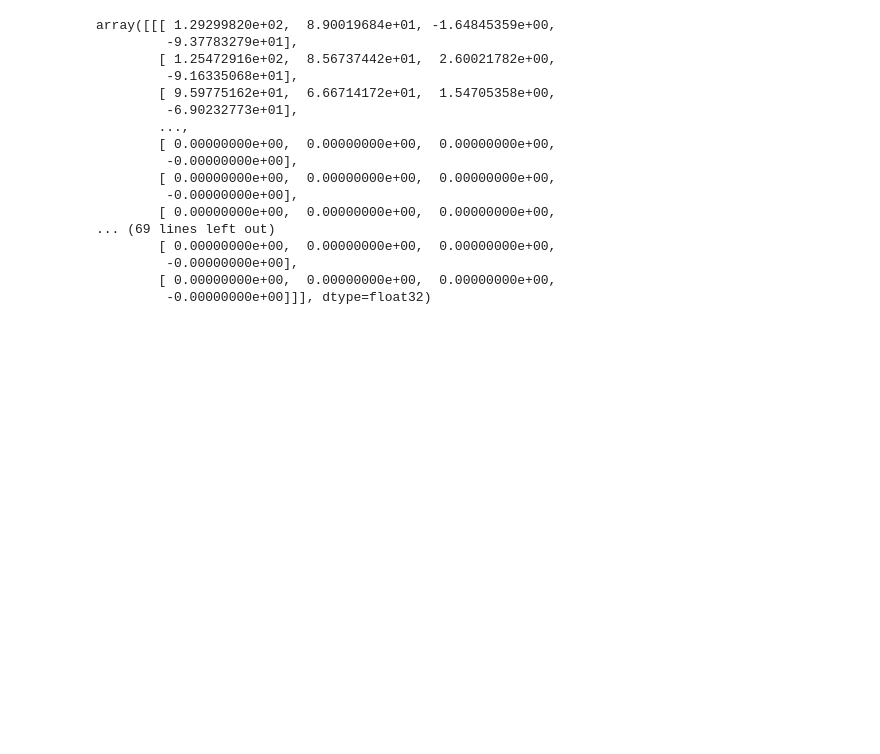
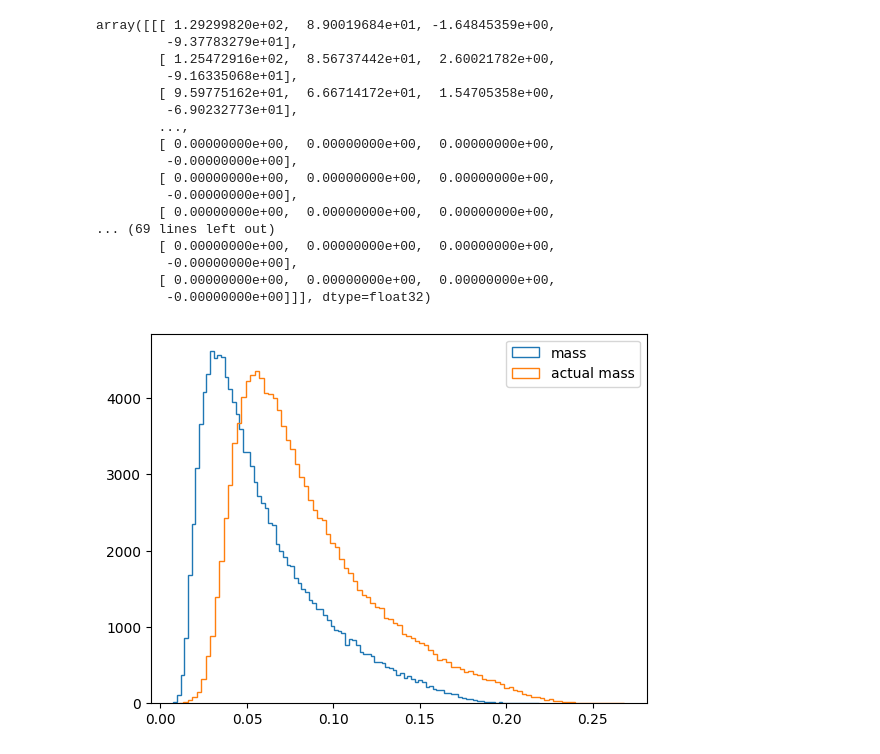
Before and after one commit to heidelberg-hepml/discriminator-metric, a Jupyter notebook: notebooks/visualize_jetnetdata.ipynb, the cells around one changed output. Saved outputs shown, nothing was run; the diff lists cells and outputs as text; code cells hidden in the pictures; blank space fills up the shorter version.

```diff
--- a/notebooks/visualize_jetnetdata.ipynb
+++ b/notebooks/visualize_jetnetdata.ipynb
@@ -144,0 +180,15 @@ array([[[ 1.29299820e+02,  8.90019684e+01, -1.64845359e+00,
+# %%
+particle_data, jet_data = JetNet.getData(jet_type=["g"], data_dir="data/",
+                                             jet_features=["pt", "eta", "mass",
+                                                           "num_particles"],
+                                            split_fraction = [0.7,0.3,0.0],
+                                            split="train")
+mass_particle = jetnet.utils.jet_features(particle_data[:, :, :3])["mass"]
+# %%
+plt.hist(mass_particle, bins=100, histtype='step', label='mass')
+plt.hist(jet_data[:,2]/jet_data[:,0], bins=100, histtype='step', label='actual mass')
+#plt.yscale('log')
+plt.legend()
+plt.show()
+# %% [output]
+[figure, added]
```
Also changed, not shown: parts of 18 cells of this notebook, 11 other files.
